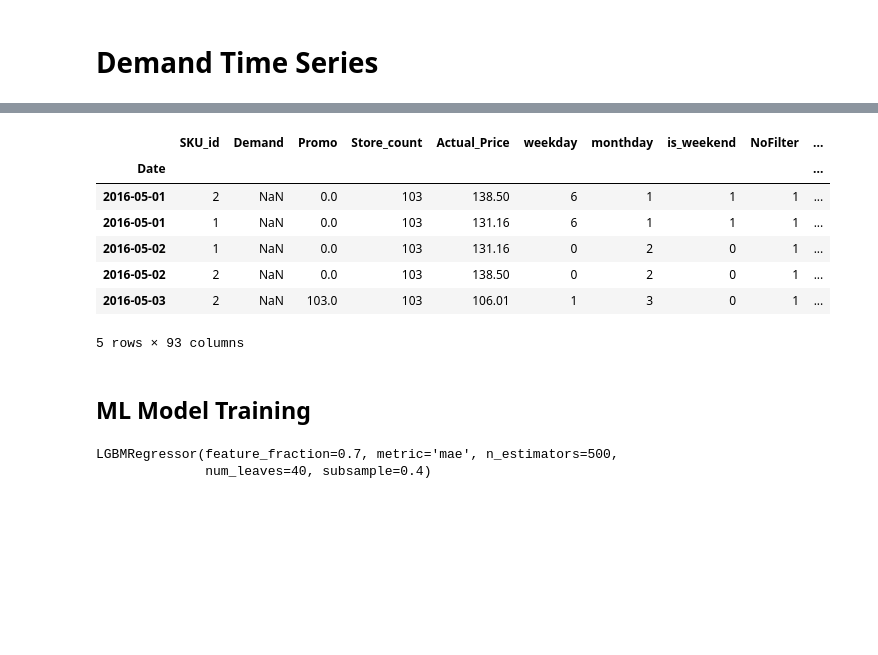
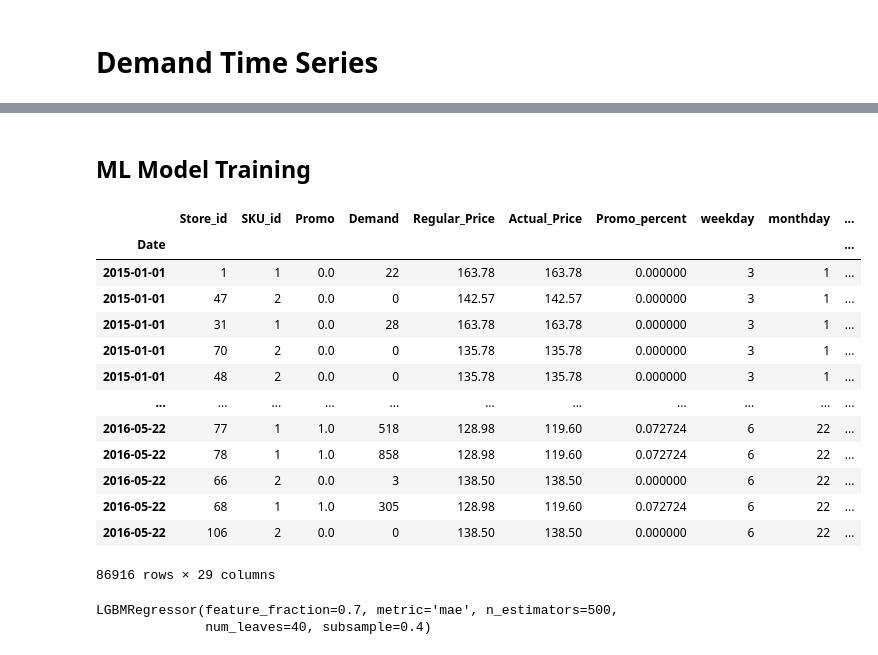
Before and after one commit to Kulikov17/MLDS_ATSF, a Jupyter notebook: hw_3/kulikov_w2022_23_hw3.ipynb, the cells around one changed output, grey strips where cells are left out. Saved outputs shown, nothing was run; the diff lists cells and outputs as text; code cells hidden in the pictures; blank space fills up the shorter version.

```diff
--- a/hw_3/kulikov_w2022_23_hw3.ipynb
+++ b/hw_3/kulikov_w2022_23_hw3.ipynb
@@ -366,0 +218,2 @@ def generate_lagged_features(
+# %%
+ts_retail['NoFilter'] = 1
@@ -367,21 +222,16 @@ def generate_lagged_features(
 # %%
 target_cols = ['Demand']
-id_cols = ['SKU_id']
+id_cols = ['SKU_id', 'Store_id']
 date_col = 'Date'
-built_in_funcs = [pd.Series.kurtosis, pd.Series.skew]
 
-# flts = {'Promo': {'oprm':'>0', 'npromo':'==0', 'aprm':'>-1'}, 'weekday' : {'md':'==0', 'tue':'==1', 'wd':'==2', 'th':'==3', 'fr':'==4', 'sa':'==5', 'su':'==6', 'anyday':'>-1'}}
-
-
-data['NoFilter'] = 1
-data_lagged_features = generate_lagged_features(data
+data_lagged_features = generate_lagged_features(ts_retail
                     , target_cols = target_cols
                     , id_cols = id_cols
                     , date_col = date_col
-                    , lags = [22, 28, 35]
-                    , windows = ['14D', '21D', '28D', '56D']
-                    , preagg_methods = ['sum'] # ['mean', 'count']
-                    , agg_methods = ['mean', percentile(10),  percentile(90)]
+                    , lags = [14, 28]
+                    , windows = ['21D', '28D']
+                    , preagg_methods = ['mean'] # ['mean', 'count']
+                    , agg_methods = ['mean']
                     , dynamic_filters = ['Promo', 'NoFilter']
                     , ewm_params={'NoFilter': [14, 28], 'Promo': [14, 28]}
                     )
@@ -424,13 +279,0 @@ http://www.machinelearning.ru/wiki/images/3/3e/Voron-ML-Logic.pdf
-# %%
-# put date in index
-data_lagged_features.set_index('Date', inplace = True)
-data_lagged_features.loc[test_start_dt:].head()
-# %% [output]
-|  | SKU_id | Demand | Promo | Store_count | Actual_Price | weekday | monthday | is_weekend | NoFilter | ... |
-| Date |  |  |  |  |  |  |  |  |  | ... |
-| 2016-05-01 | 2 | NaN | 0.0 | 103 | 138.50 | 6 | 1 | 1 | 1 | ... |
-| 2016-05-01 | 1 | NaN | 0.0 | 103 | 131.16 | 6 | 1 | 1 | 1 | ... |
-| 2016-05-02 | 1 | NaN | 0.0 | 103 | 131.16 | 0 | 2 | 0 | 1 | ... |
-| 2016-05-02 | 2 | NaN | 0.0 | 103 | 138.50 | 0 | 2 | 0 | 1 | ... |
-| 2016-05-03 | 2 | NaN | 103.0 | 103 | 106.01 | 1 | 3 | 0 | 1 | ... |
-5 rows × 93 columns
@@ -442,0 +284,17 @@ sku2_train = data_lagged_features[data_lagged_features['SKU_id'] == 2]
+# %%
+data_lagged_features_ml
+# %% [output]
+|  | Store_id | SKU_id | Promo | Demand | Regular_Price | Actual_Price | Promo_percent | weekday | monthday | ... |
+| Date |  |  |  |  |  |  |  |  |  | ... |
+| 2015-01-01 | 1 | 1 | 0.0 | 22 | 163.78 | 163.78 | 0.000000 | 3 | 1 | ... |
+| 2015-01-01 | 47 | 2 | 0.0 | 0 | 142.57 | 142.57 | 0.000000 | 3 | 1 | ... |
+| 2015-01-01 | 31 | 1 | 0.0 | 28 | 163.78 | 163.78 | 0.000000 | 3 | 1 | ... |
+| 2015-01-01 | 70 | 2 | 0.0 | 0 | 135.78 | 135.78 | 0.000000 | 3 | 1 | ... |
+| 2015-01-01 | 48 | 2 | 0.0 | 0 | 135.78 | 135.78 | 0.000000 | 3 | 1 | ... |
+| ... | ... | ... | ... | ... | ... | ... | ... | ... | ... | ... |
+| 2016-05-22 | 77 | 1 | 1.0 | 518 | 128.98 | 119.60 | 0.072724 | 6 | 22 | ... |
+| 2016-05-22 | 78 | 1 | 1.0 | 858 | 128.98 | 119.60 | 0.072724 | 6 | 22 | ... |
+| 2016-05-22 | 66 | 2 | 0.0 | 3 | 138.50 | 138.50 | 0.000000 | 6 | 22 | ... |
+| 2016-05-22 | 68 | 1 | 1.0 | 305 | 128.98 | 119.60 | 0.072724 | 6 | 22 | ... |
+| 2016-05-22 | 106 | 2 | 0.0 | 0 | 138.50 | 138.50 | 0.000000 | 6 | 22 | ... |
+86916 rows × 29 columns
```
Also changed, not shown: parts of 52 cells of this notebook.
